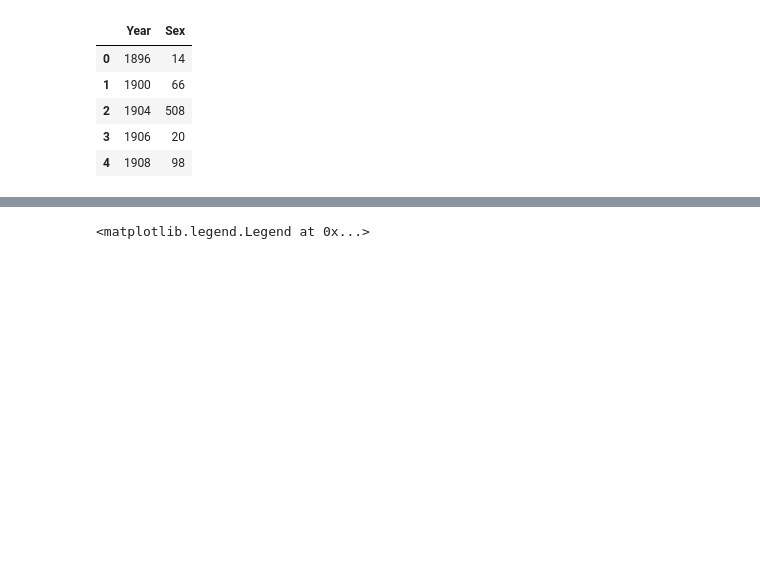
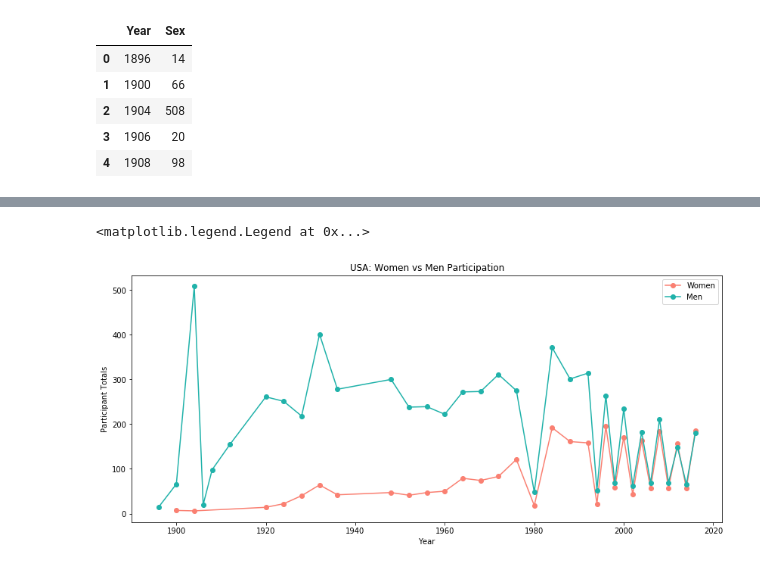
Before and after one commit to fhelms8/Git_Sum_Group_Prj, a Jupyter notebook: tester-combo_sports.ipynb, the cells around one changed output, grey strips where cells are left out. Cells and saved outputs as stored; diff of their text form; code cells hidden in the pictures; blank space fills up the shorter version.

Commit message:
adding plot size/notes  updates

```diff
--- a/tester-combo_sports.ipynb
+++ b/tester-combo_sports.ipynb
@@ -74,8 +76,7 @@ final_men_counts.head()
 | 3 | 1906 | 20 |
 | 4 | 1908 | 98 |
 # %%
-# Generate a line plot of tumor volume vs. time point for a mouse treated with Capomulin
-#assuming I can choose any mouse, picking m601
+# Creating a line plot to compare women vs men in the USA
 
 women_xaxis = final_women_counts["Year"]
 women_yaxis = final_women_counts["Sex"]
@@ -83,11 +84,19 @@ women_yaxis = final_women_counts["Sex"]
 men_xaxis = final_men_counts["Year"]
 men_yaxis = final_men_counts["Sex"]
 
-women_line = plt.plot(women_xaxis, women_yaxis, marker ='o', color='salmon', label="Women")
+#This will adjust the size of the plot line
+f = plt.figure()
+f.set_figwidth(14)
+f.set_figheight(6)
+
+women_line = plt.plot(women_xaxis, women_yaxis, marker ='o', color='salmon', label="Women",)
 men_line = plt.plot(men_xaxis, men_yaxis, marker ='o', color='lightseagreen', label="Men")
 #plt.xticks(men_xaxis, men_xaxis, rotation ='vertical')
+#plt.figure(figsize=(8,10))
 plt.title("USA: Women vs Men Participation")
 plt.xlabel("Year")
 plt.ylabel("Participant Totals")
 plt.legend(loc="upper right")
+
+#change the circle outline
 # %% [output]
@@ -96 +103,2 @@ plt.legend(loc="upper right")
 <matplotlib.legend.Legend at 0x...>
+[figure, added]
```
Also changed, not shown: parts of 4 cells of this notebook.
